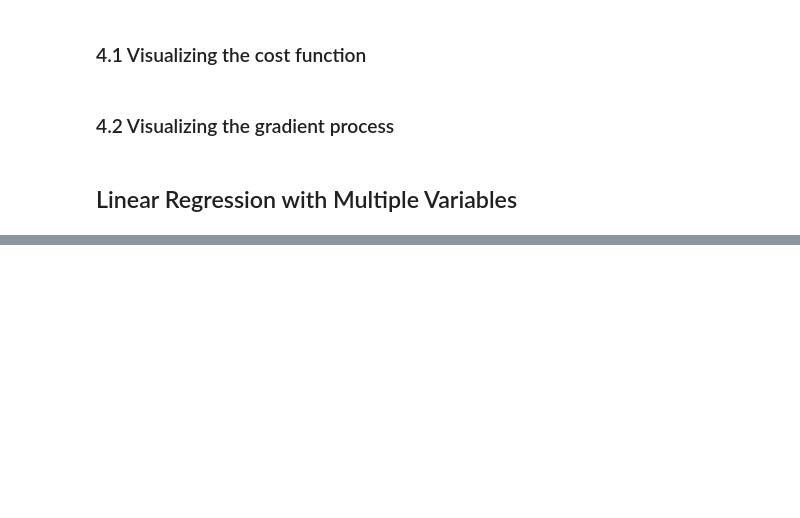
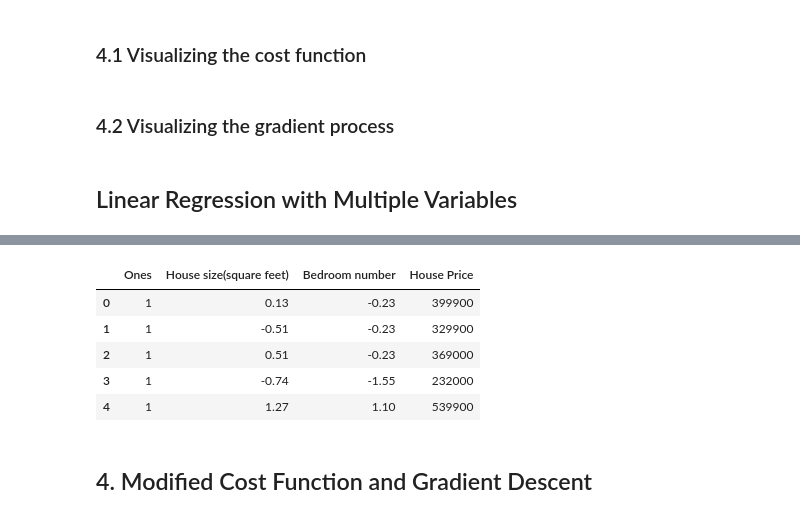
Before and after one commit to SiyuYang-s2040101/SiyuYang-1919-Coursera-ML-AndrewNg-Exercise-Python-Code, a Jupyter notebook: Programming Exercise 1 Linear Regression.ipynb, the cells around one changed output, grey strips where cells are left out. Saved outputs shown, nothing was run; the diff lists cells and outputs as text; code cells hidden in the pictures; blank space fills up the shorter version.

```diff
--- a/Programming Exercise 1 Linear Regression.ipynb
+++ b/Programming Exercise 1 Linear Regression.ipynb
@@ -250,0 +307,13 @@ of the house.
+# %%
+lrmv.insert(0, 'Ones', 1)
+# %%
+lrmv.head()
+# %% [output]
+|  | Ones | House size(square feet) | Bedroom number | House Price |
+| 0 | 1 | 0.13 | -0.23 | 399900 |
+| 1 | 1 | -0.51 | -0.23 | 329900 |
+| 2 | 1 | 0.51 | -0.23 | 369000 |
+| 3 | 1 | -0.74 | -1.55 | 232000 |
+| 4 | 1 | 1.27 | 1.10 | 539900 |
+# %% [markdown]
+## 4. Modified Cost Function and Gradient Descent
```
Also changed, not shown: parts of 13 cells of this notebook.
